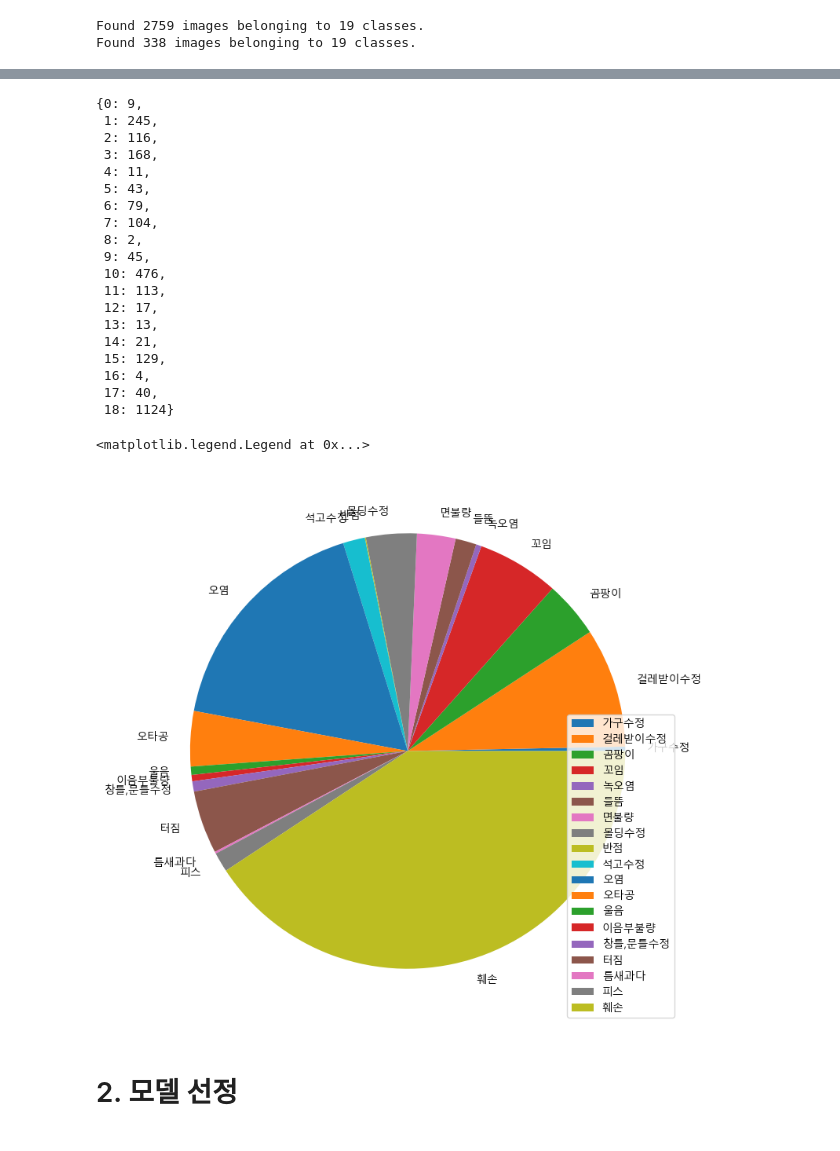
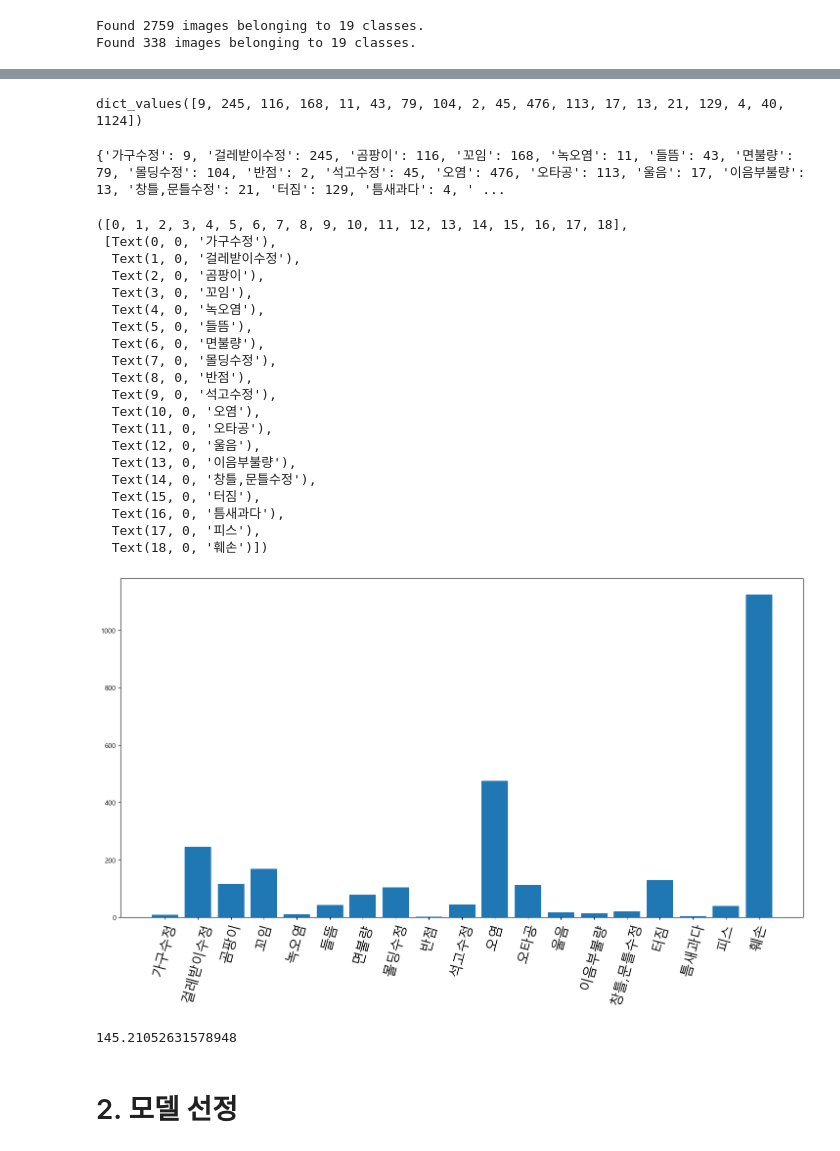
Before and after one commit to HeeYoung-code/Codestates-Project, a Jupyter notebook: section3. deep_learning [도배 하자 이미지 분류]/AI_18_박희영_section3.ipynb, the cells around one changed output, grey strips where cells are left out. Cells and saved outputs as stored; diff of their text form; code cells hidden in the pictures.

```diff
--- a/section3. deep_learning [도배 하자 이미지 분류]/AI_18_박희영_section3.ipynb
+++ b/section3. deep_learning [도배 하자 이미지 분류]/AI_18_박희영_section3.ipynb
@@ -79,3 +106,4 @@ Found 338 images belonging to 19 classes.
 # %%
-train_64.class_indices
+key_list = train_64.class_indices.keys()
+key_list
 # %% [output]
@@ -103,47 +113,51 @@ train_64.class_indices
 
 unique, counts = np.unique(train_64.classes, return_counts = True)
 uniq_dict = dict(zip(unique, counts))
-uniq_dict
+value_list = uniq_dict.values()
+value_list
 # %% [output]
-{0: 9,
- 1: 245,
- 2: 116,
- 3: 168,
- 4: 11,
- 5: 43,
- 6: 79,
- 7: 104,
- 8: 2,
- 9: 45,
- 10: 476,
- 11: 113,
- 12: 17,
- 13: 13,
- 14: 21,
- 15: 129,
- 16: 4,
- 17: 40,
- 18: 1124}
+dict_values([9, 245, 116, 168, 11, 43, 79, 104, 2, 45, 476, 113, 17, 13, 21, 129, 4, 40, 1124])
+# %%
+dictionary = dict(zip(key_list, value_list))
+print(dictionary)
+# %% [output]
+{'가구수정': 9, '걸레받이수정': 245, '곰팡이': 116, '꼬임': 168, '녹오염': 11, '들뜸': 43, '면불량': 79, '몰딩수정': 104, '반점': 2, '석고수정': 45, '오염': 476, '오타공': 113, '울음': 17, '이음부불량': 13, '창틀,문틀수정': 21, '터짐': 129, '틈새과다': 4, ' ...
 # %%
-# ****************차트 더 다듬어야  : 가로 또는 세로로 막대 그래프로 나타내기
-
-# target class 비율 시각화
-# label마다 하자 유형 이름 넣고 파이 차트 키우기
-
 # # 한글 폰트 사용을 위해서 세팅
 import matplotlib
 matplotlib.rcParams['font.family'] ='Malgun Gothic'
 matplotlib.rcParams['axes.unicode_minus'] =False
 
-labels = train_64.class_indices.keys()
-sizes = np.unique(train_64.classes, return_counts = True)[1]
-
-plt.figure(figsize=(9, 9))
-plt.pie(sizes, labels=labels)
-plt.legend(labels)
+plt.figure(figsize=(18, 9))
+plt.bar(dictionary.keys(), dictionary.values())
+plt.xticks(fontsize=20, rotation=75)
 # %% [output]
-<matplotlib.legend.Legend at 0x...>
+([0, 1, 2, 3, 4, 5, 6, 7, 8, 9, 10, 11, 12, 13, 14, 15, 16, 17, 18],
+ [Text(0, 0, '가구수정'),
+  Text(1, 0, '걸레받이수정'),
+  Text(2, 0, '곰팡이'),
+  Text(3, 0, '꼬임'),
+  Text(4, 0, '녹오염'),
+  Text(5, 0, '들뜸'),
+  Text(6, 0, '면불량'),
+  Text(7, 0, '몰딩수정'),
+  Text(8, 0, '반점'),
+  Text(9, 0, '석고수정'),
+  Text(10, 0, '오염'),
+  Text(11, 0, '오타공'),
+  Text(12, 0, '울음'),
+  Text(13, 0, '이음부불량'),
+  Text(14, 0, '창틀,문틀수정'),
+  Text(15, 0, '터짐'),
+  Text(16, 0, '틈새과다'),
+  Text(17, 0, '피스'),
+  Text(18, 0, '훼손')])
-[figure, old version]
+[figure, new version]
+# %%
+average = sum(dictionary.values()) / len(dictionary)
+average
+# %% [output]
+145.21052631578948
 # %% [markdown]
 # 2. 모델 선정
 # %% [markdown]
```
Also changed, not shown: parts of 50 cells of this notebook.
